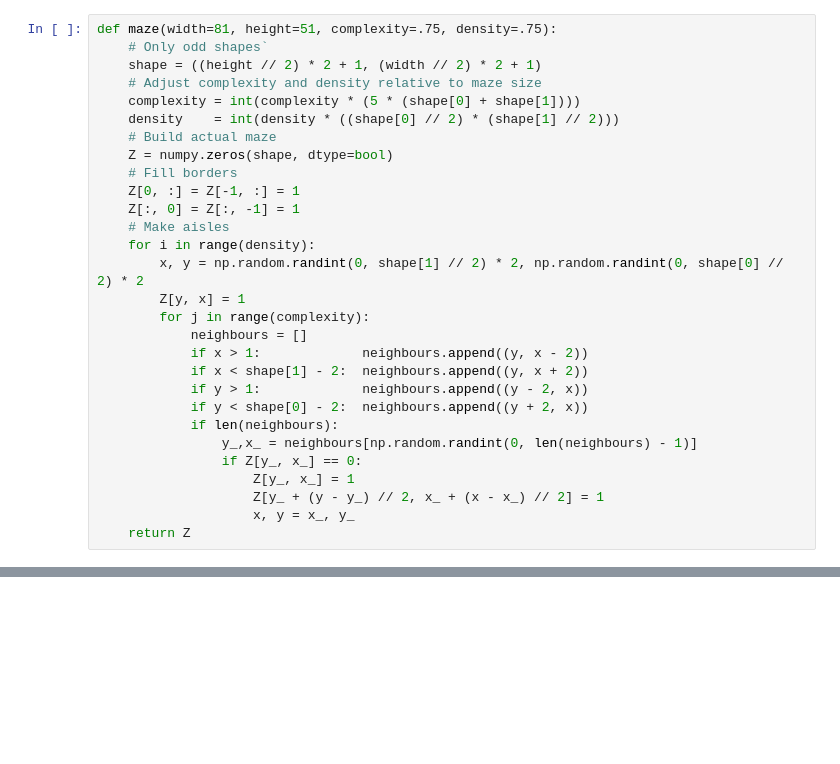
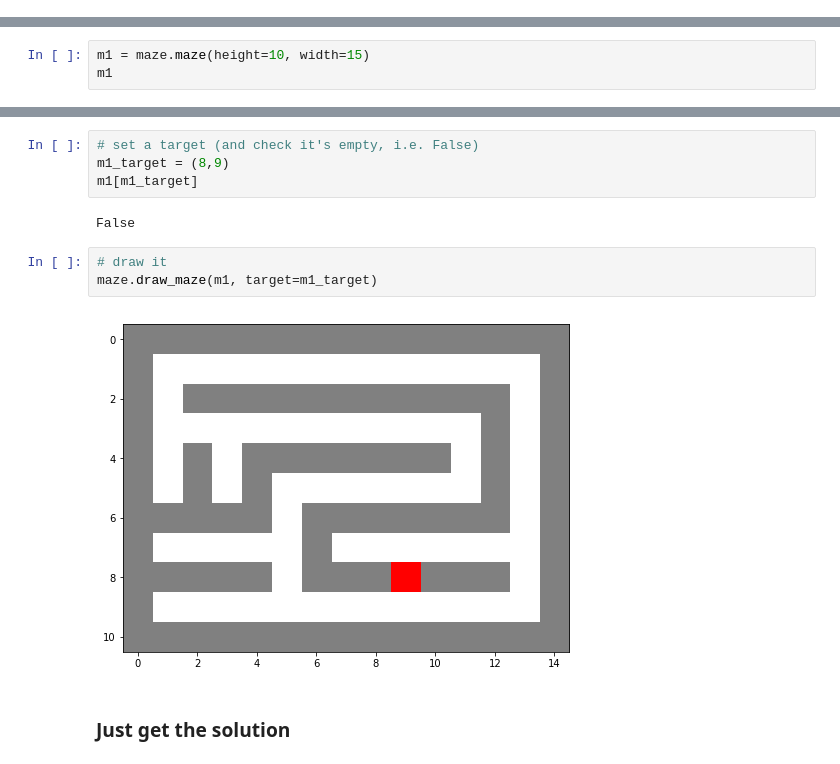
Before and after one commit to opi9a/algorithms, a Jupyter notebook: mazes.ipynb, the cells around one changed output, grey strips where cells are left out. Saved outputs shown, nothing was run; the diff lists cells and outputs as text; blank space fills up the shorter version.

```diff
--- a/mazes.ipynb
+++ b/mazes.ipynb
@@ -75,29 +0,0 @@ maze.get_neighbours((1,1), m1)
-# %%
-def maze(width=81, height=51, complexity=.75, density=.75):
-    # Only odd shapes`
-    shape = ((height // 2) * 2 + 1, (width // 2) * 2 + 1)
-    # Adjust complexity and density relative to maze size
-    complexity = int(complexity * (5 * (shape[0] + shape[1])))
-    density    = int(density * ((shape[0] // 2) * (shape[1] // 2)))
-    # Build actual maze
-    Z = numpy.zeros(shape, dtype=bool)
-    # Fill borders
-    Z[0, :] = Z[-1, :] = 1
-    Z[:, 0] = Z[:, -1] = 1
-    # Make aisles
-    for i in range(density):
-        x, y = np.random.randint(0, shape[1] // 2) * 2, np.random.randint(0, shape[0] // 2) * 2
-        Z[y, x] = 1
-        for j in range(complexity):
-            neighbours = []
-            if x > 1:             neighbours.append((y, x - 2))
-            if x < shape[1] - 2:  neighbours.append((y, x + 2))
-            if y > 1:             neighbours.append((y - 2, x))
-            if y < shape[0] - 2:  neighbours.append((y + 2, x))
-            if len(neighbours):
-                y_,x_ = neighbours[np.random.randint(0, len(neighbours) - 1)]
-                if Z[y_, x_] == 0:
-                    Z[y_, x_] = 1
-                    Z[y_ + (y - y_) // 2, x_ + (x - x_) // 2] = 1
-                    x, y = x_, y_
-    return Z
@@ -129,0 +38,3 @@ pyplot.show()
+# %%
+m1 = maze.maze(height=10, width=15)
+m1
@@ -129,0 +59,13 @@ pyplot.show()
+# %%
+# set a target (and check it's empty, i.e. False)
+m1_target = (8,9)
+m1[m1_target]
+# %% [output]
+False
+# %%
+# draw it
+maze.draw_maze(m1, target=m1_target)
+# %% [output]
+[figure, added]
+# %% [markdown]
+### Just get the solution
```
Also changed, not shown: parts of 37 cells of this notebook, 2 other files.
